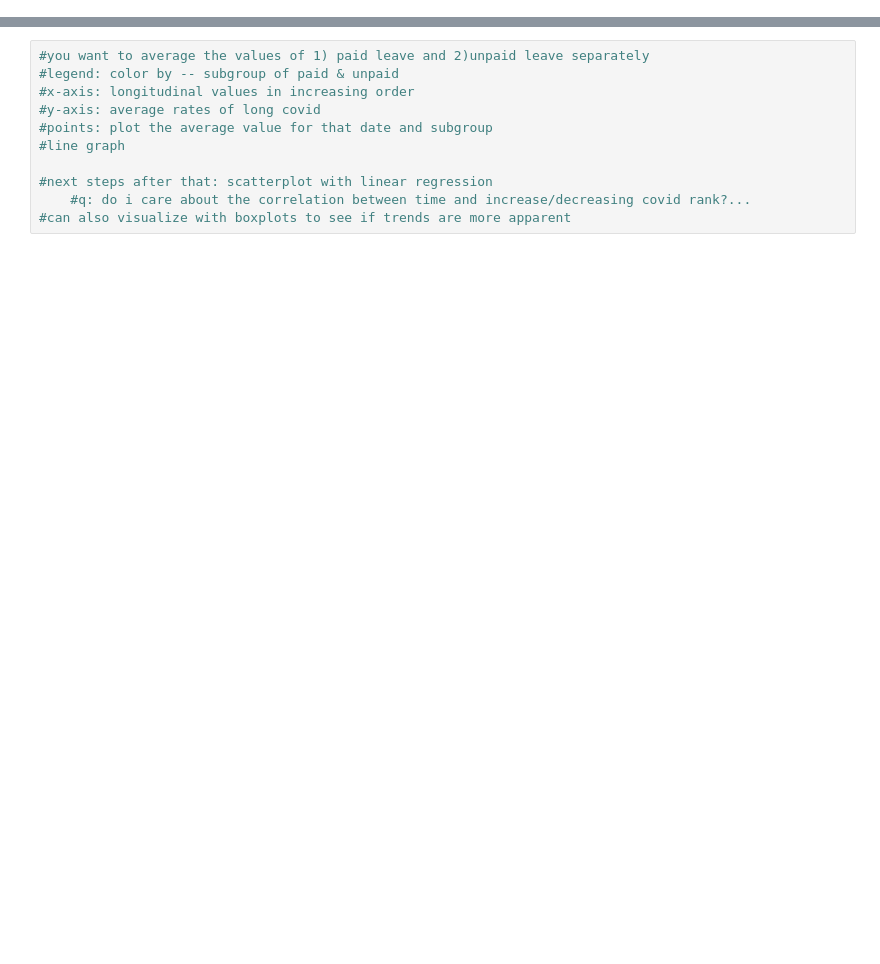
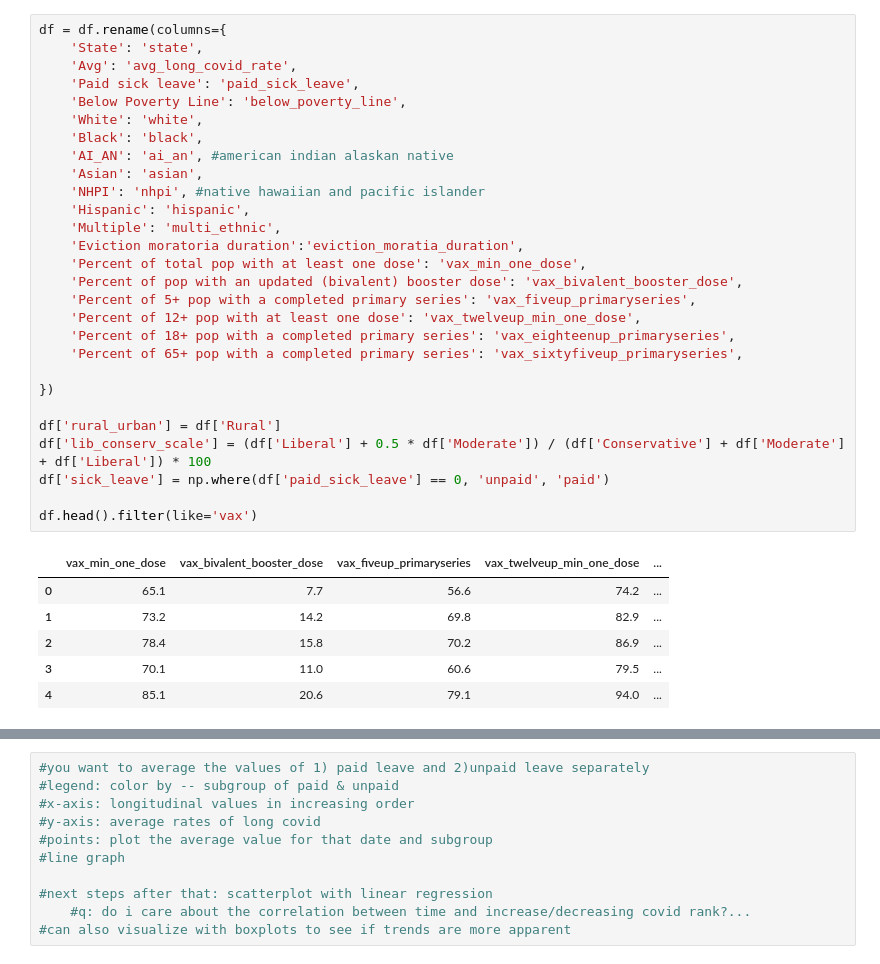
Before and after one commit to kristinachan/2024-08-02_longcovid_interstate, a Jupyter notebook: longcovid_interstate.ipynb, the cells around one changed output, grey strips where cells are left out. Drawn from its saved outputs; the diff is of its cells as text; blank space fills up the shorter version.

```diff
--- a/longcovid_interstate.ipynb
+++ b/longcovid_interstate.ipynb
@@ -22,0 +49,35 @@ df.head(2)
+# %%
+df = df.rename(columns={
+    'State': 'state',
+    'Avg': 'avg_long_covid_rate',
+    'Paid sick leave': 'paid_sick_leave',
+    'Below Poverty Line': 'below_poverty_line',
+    'White': 'white',
+    'Black': 'black',
+    'AI_AN': 'ai_an', #american indian alaskan native
+    'Asian': 'asian',
+    'NHPI': 'nhpi', #native hawaiian and pacific islander
+    'Hispanic': 'hispanic',
+    'Multiple': 'multi_ethnic',
+    'Eviction moratoria duration':'eviction_moratia_duration',
+    'Percent of total pop with at least one dose': 'vax_min_one_dose',
+    'Percent of pop with an updated (bivalent) booster dose': 'vax_bivalent_booster_dose',
+    'Percent of 5+ pop with a completed primary series': 'vax_fiveup_primaryseries',
+    'Percent of 12+ pop with at least one dose': 'vax_twelveup_min_one_dose',
+    'Percent of 18+ pop with a completed primary series': 'vax_eighteenup_primaryseries',
+    'Percent of 65+ pop with a completed primary series': 'vax_sixtyfiveup_primaryseries',
+
+})
+
+df['rural_urban'] = df['Rural']
+df['lib_conserv_scale'] = (df['Liberal'] + 0.5 * df['Moderate']) / (df['Conservative'] + df['Moderate'] + df['Liberal']) * 100
+df['sick_leave'] = np.where(df['paid_sick_leave'] == 0, 'unpaid', 'paid')
+
+df.head().filter(like='vax')
+# %% [output]
+|  | vax_min_one_dose | vax_bivalent_booster_dose | vax_fiveup_primaryseries | vax_twelveup_min_one_dose | ... |
+| 0 | 65.1 | 7.7 | 56.6 | 74.2 | ... |
+| 1 | 73.2 | 14.2 | 69.8 | 82.9 | ... |
+| 2 | 78.4 | 15.8 | 70.2 | 86.9 | ... |
+| 3 | 70.1 | 11.0 | 60.6 | 79.5 | ... |
+| 4 | 85.1 | 20.6 | 79.1 | 94.0 | ... |
```
Also changed, not shown: parts of 19 cells of this notebook, 1 other file.
